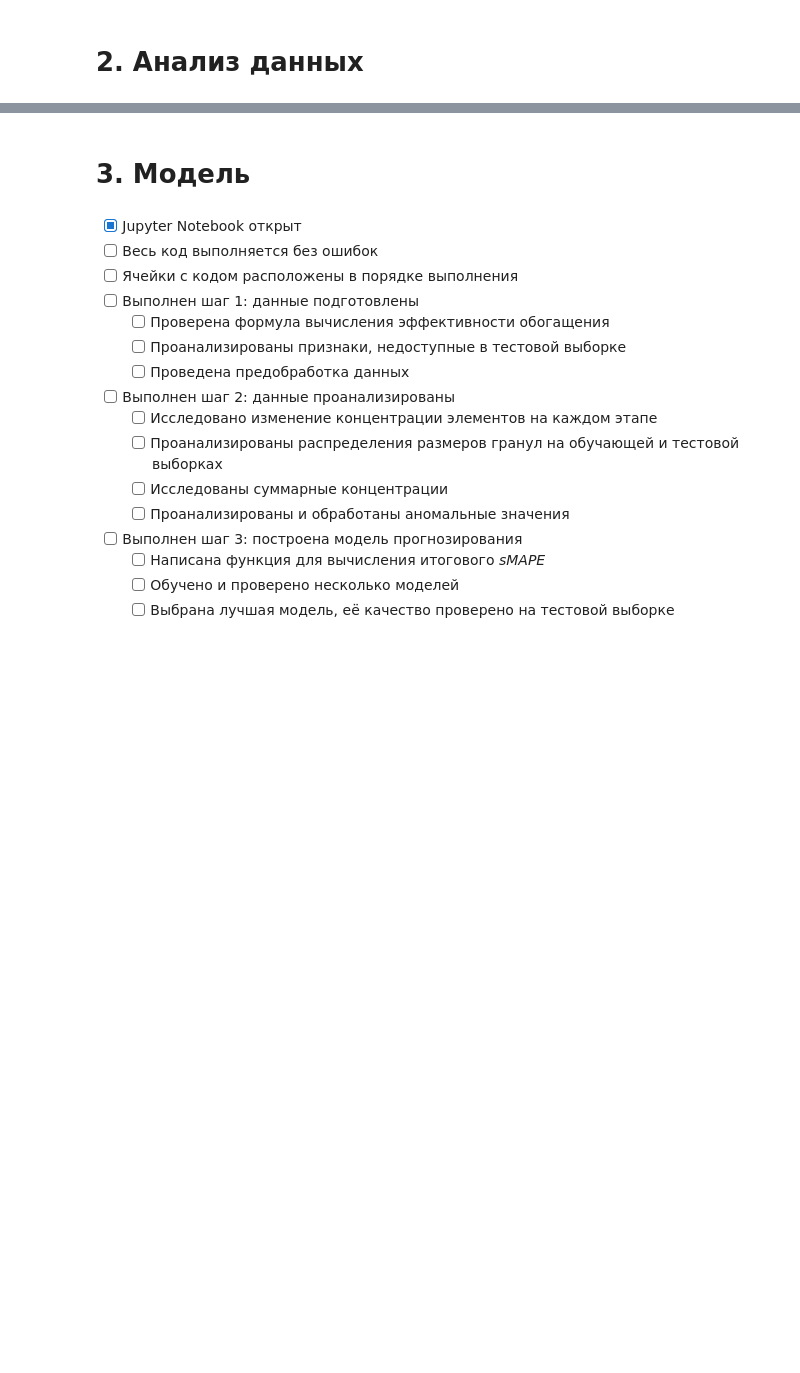
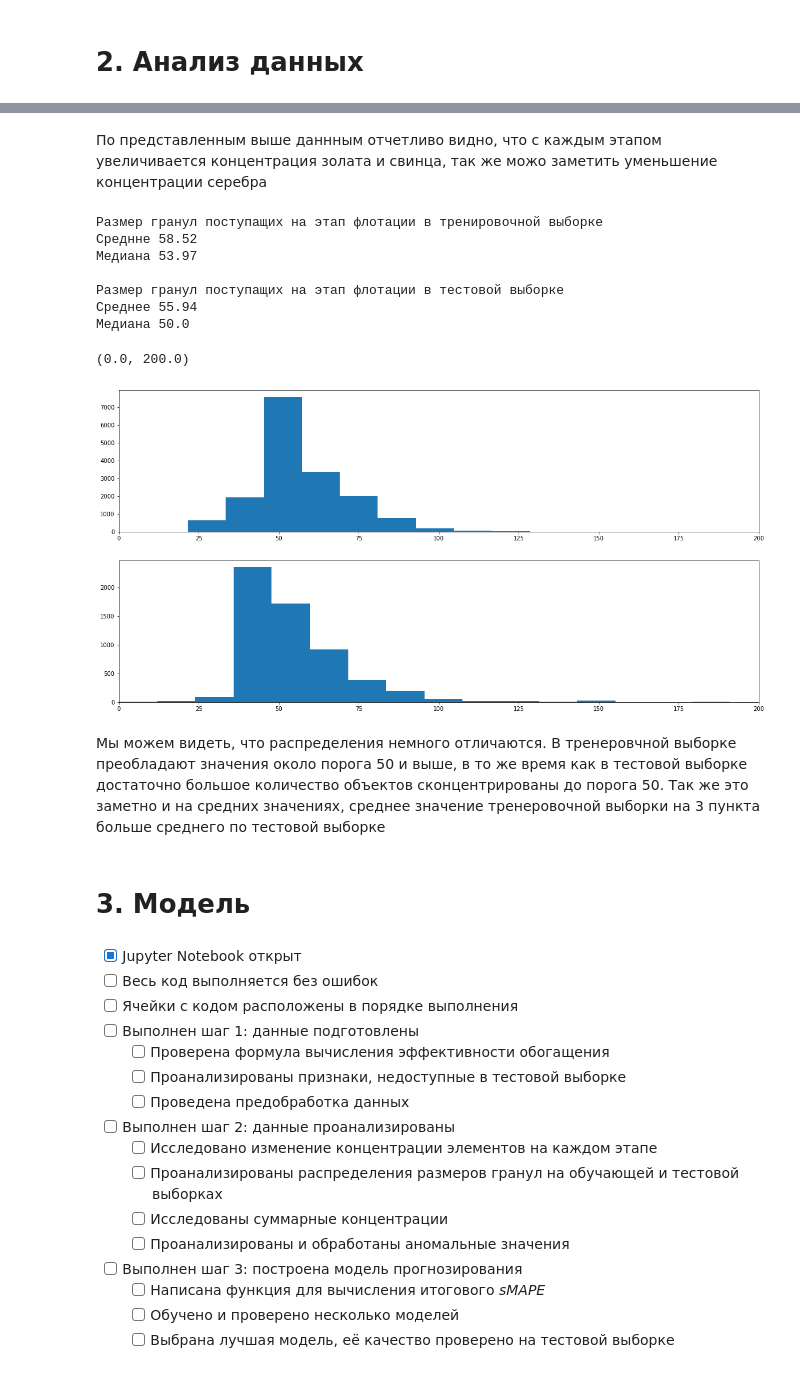
Before and after one commit to Stuksus/Gold-recovery, a Jupyter notebook: gold_recovery.ipynb, the cells around one changed output, grey strips where cells are left out. Cells and saved outputs as stored; diff of their text form; code cells hidden in the pictures; blank space fills up the shorter version.

```diff
--- a/gold_recovery.ipynb
+++ b/gold_recovery.ipynb
@@ -181,7 +175,7 @@ without_nan_nan
 # %%
-for column in without_nan.columns:
-    indexes = remove_ouliers(without_nan,column)
-    without_nan.drop(indexes,axis = 0,inplace = True)
+# for column in without_nan.columns:
+#     indexes = remove_ouliers(without_nan,column)
+#     without_nan.drop(indexes,axis = 0,inplace = True)
 # for column in without_nan.columns:
 #     plt.boxplot(without_nan[column])
 #     plt.show()
@@ -248,3 +211,30 @@ memory usage: 11.2+ MB
+# %% [markdown]
+По представленным выше даннным отчетливо видно, что с каждым этапом увеличивается концентрация золата и свинца, так же можо заметить уменьшение концентрации серебра
+# %%
+fig,ax = plt.subplots(2,1,figsize = (20,10))
+print("Размер гранул поступащих на этап флотации в тренировочной выборке")
+print("Среднне",round(without_nan["rougher.input.feed_size"].mean(),2))
+print("Медиана",round(without_nan["rougher.input.feed_size"].median(),2))
+print()
+print("Размер гранул поступащих на этап флотации в тестовой выборке")
+print("Среднее",round(test_frame["rougher.input.feed_size"].mean(),2))
+print("Медиана",round(test_frame["rougher.input.feed_size"].median(),2))
+ax[0].hist(without_nan["rougher.input.feed_size"],bins = 40)
+ax[1].hist(test_frame["rougher.input.feed_size"],bins = 40)
+ax[0].set_xlim(0,200)
+ax[1].set_xlim(0,200)
+# %% [output]
+Размер гранул поступащих на этап флотации в тренировочной выборке
+Среднне 58.52
+Медиана 53.97
+
+Размер гранул поступащих на этап флотации в тестовой выборке
+Среднее 55.94
+Медиана 50.0
+(0.0, 200.0)
+[figure, added]
+# %% [markdown]
+Мы можем видеть, что распределения немного отличаются. В тренеровчной выборке преобладают значения около порога 50 и выше, в то же время как в тестовой выборке достаточно большое количество объектов сконцентрированы до порога 50. Так же это заметно и на средних значениях, среднее значение тренеровочной выборки на 3 пункта больше среднего по тестовой выборке
 # %% [markdown]
 # 3. Модель
 # %% [markdown]
```
Also changed, not shown: parts of 8 cells of this notebook.
